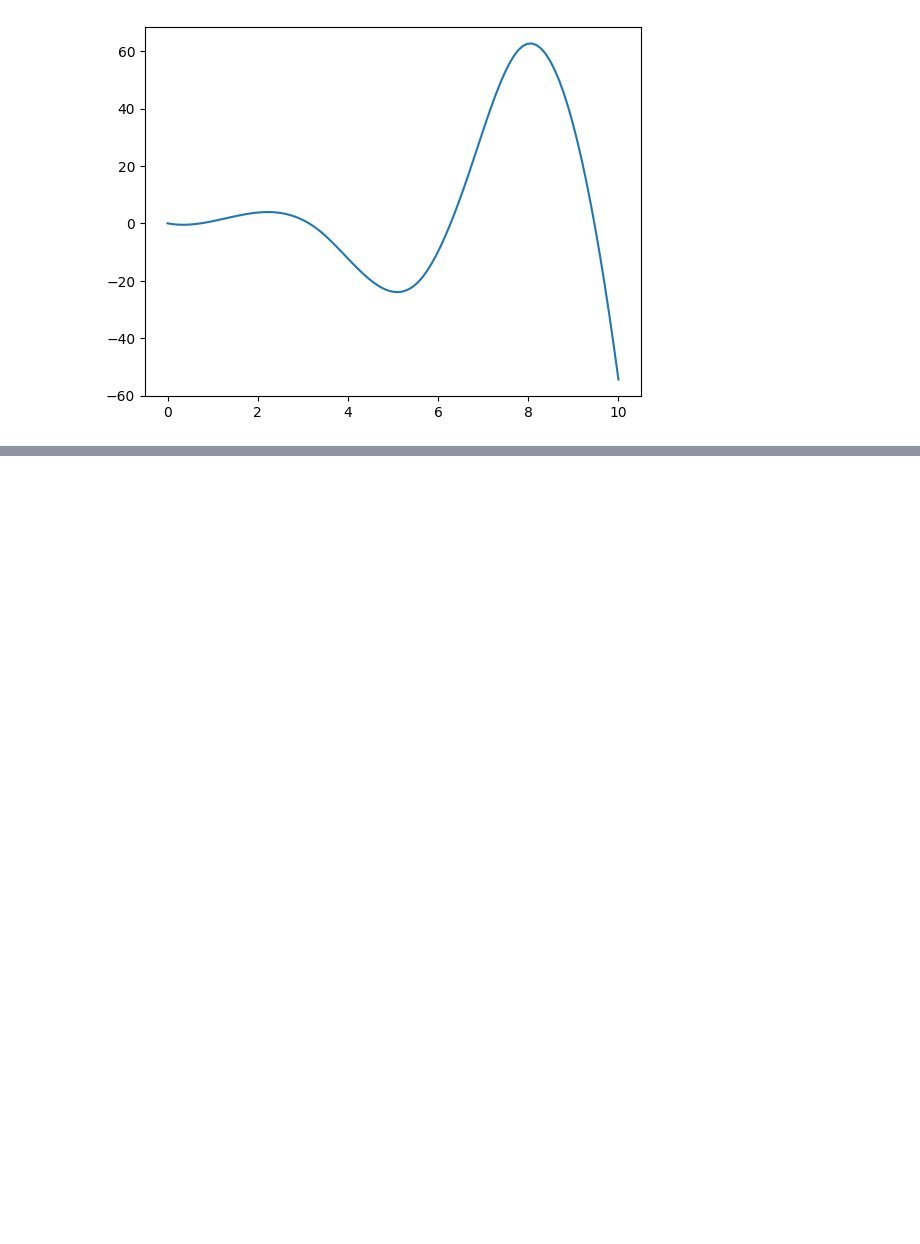
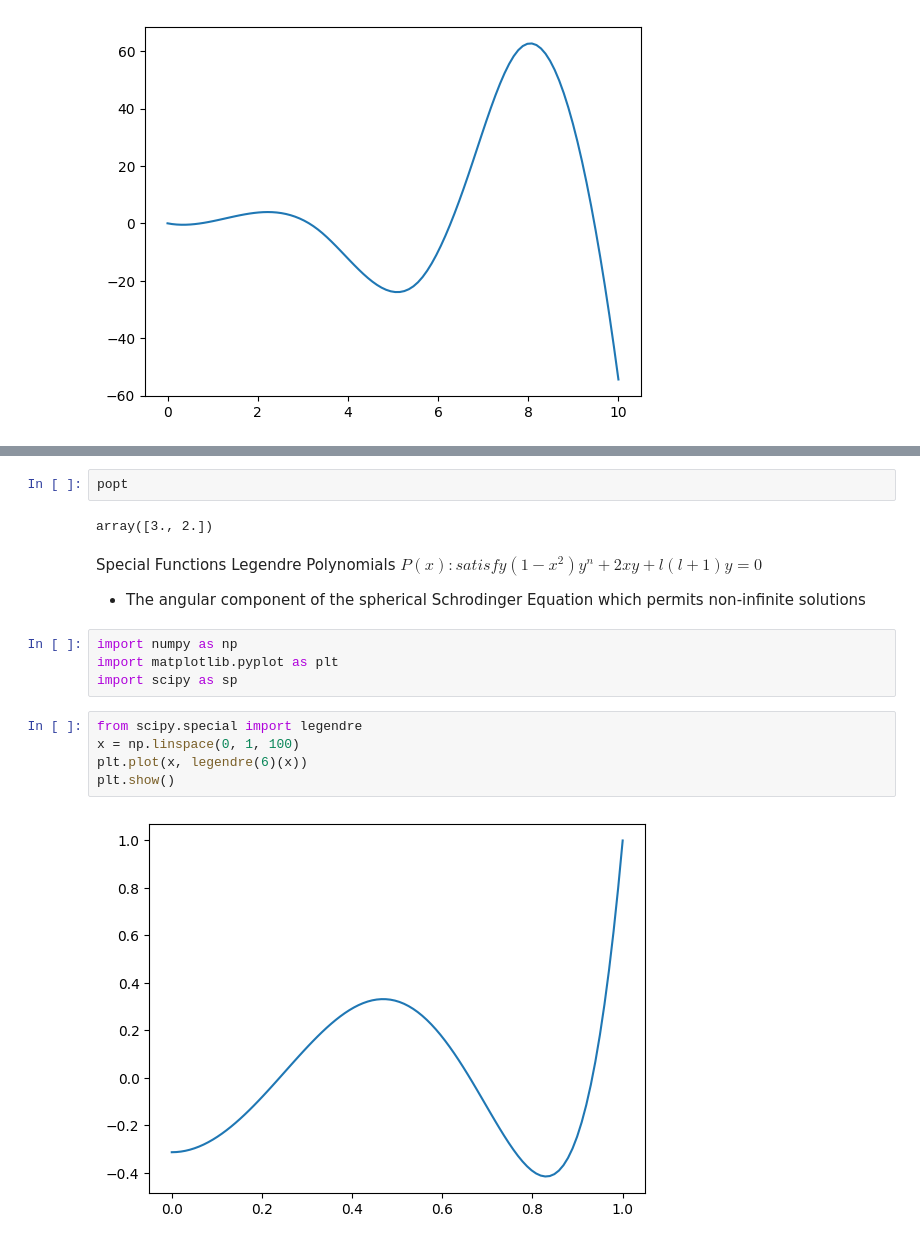
Before and after one commit to yamini-nirwan/Learning-Python, a Jupyter notebook: scipy.ipynb, the cells around one changed output, grey strips where cells are left out. Saved outputs shown, nothing was run; the diff lists cells and outputs as text; blank space fills up the shorter version.

```diff
--- a/scipy.ipynb
+++ b/scipy.ipynb
@@ -109,0 +162,19 @@ plt.plot(x_dense, y_dense) #cubic interpolation gives the smoothest curve
+# %%
+popt
+# %% [output]
+array([3., 2.])
+# %% [markdown]
+Special Functions
+Legendre Polynomials $P(x): satisfy(1-x^2)y^n + 2xy + l(l+1)y = 0$
+- The angular component of the spherical Schrodinger Equation which permits non-infinite solutions
+# %%
+import numpy as np
+import matplotlib.pyplot as plt
+import scipy as sp
+# %%
+from scipy.special import legendre
+x = np.linspace(0, 1, 100)
+plt.plot(x, legendre(6)(x))
+plt.show()
+# %% [output]
+[figure, added]
```
Also changed, not shown: parts of 37 cells of this notebook, 1 other file.
